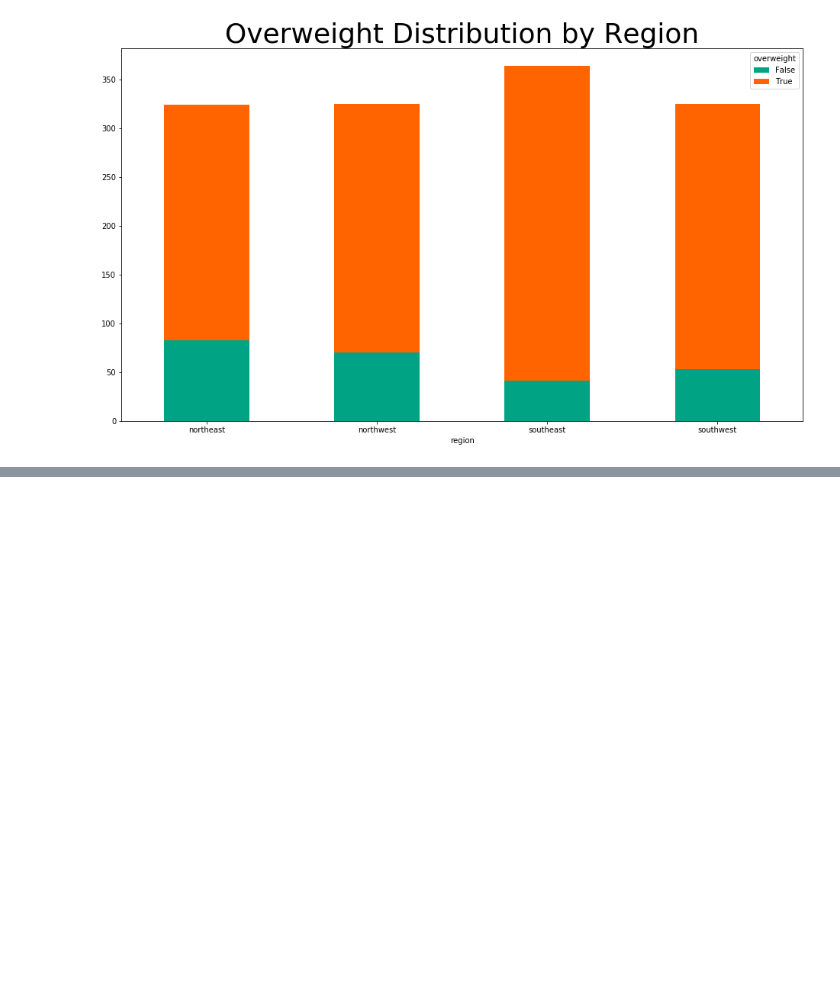
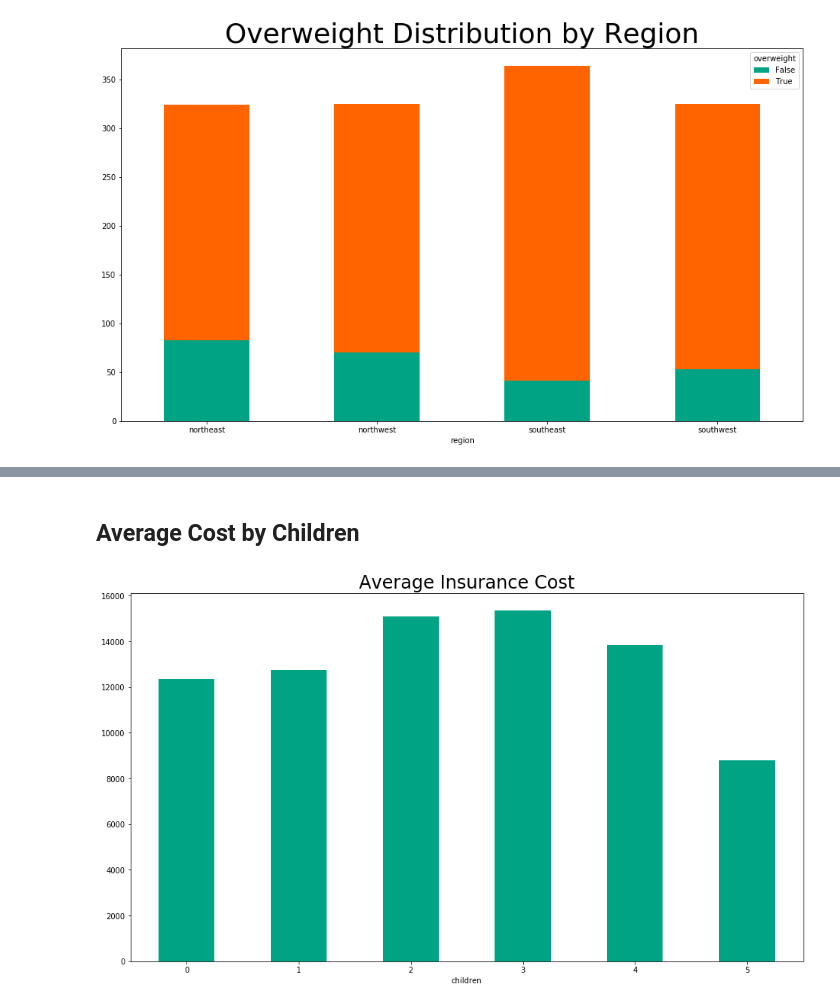
Before and after one commit to Klaynie/Medical_Insurance_Project, a Jupyter notebook: us-medical-insurance-costs.ipynb, the cells around one changed output, grey strips where cells are left out. Drawn from its saved outputs; the diff is of its cells as text; code cells hidden in the pictures; blank space fills up the shorter version.

```diff
--- a/us-medical-insurance-costs.ipynb
+++ b/us-medical-insurance-costs.ipynb
@@ -163,0 +174,10 @@ plt.show()
+# %% [markdown]
+## Average Cost by Children
+# %%
+children = df.groupby(['children']).charges.mean()
+fig = children.plot(kind='bar', figsize=(16, 9), color=['#00A383'])
+plt.title('Average Insurance Cost', size=24)
+plt.xticks(rotation=0)
+plt.show()
+# %% [output]
+[figure, added]
```
Also changed, not shown: parts of 2 cells of this notebook.
